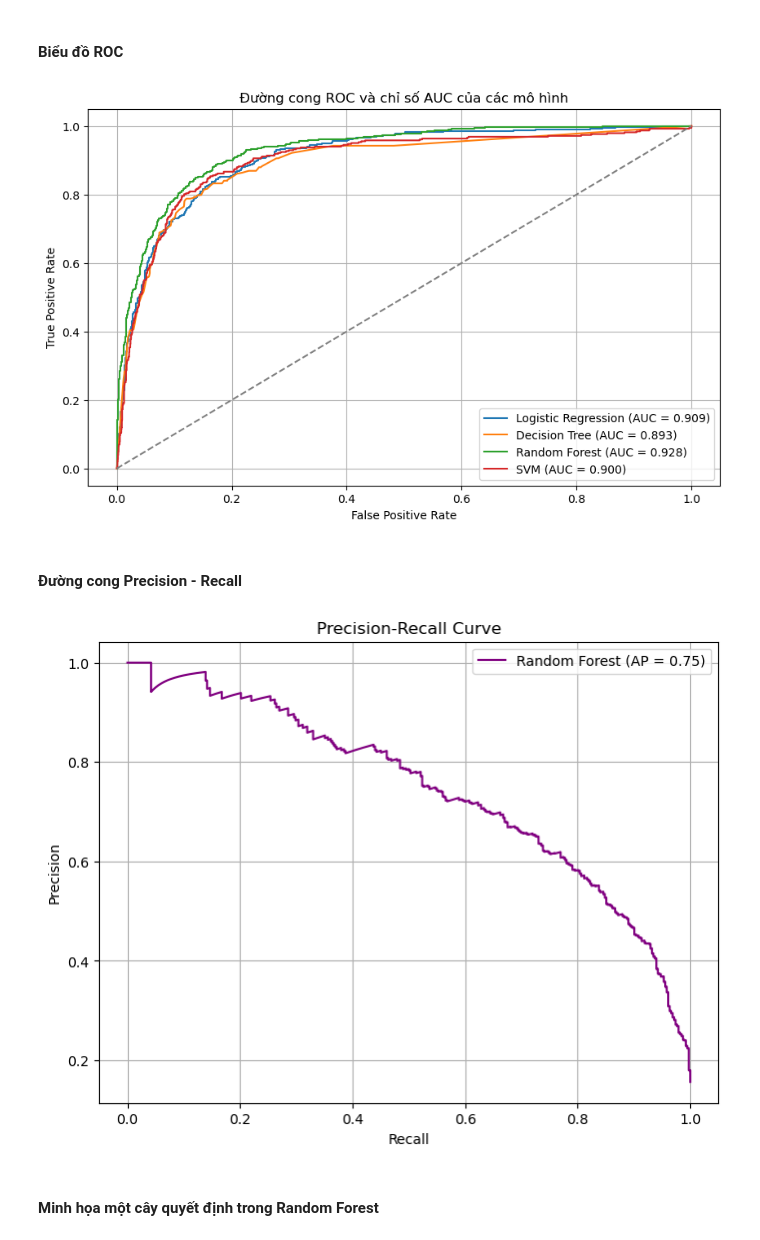
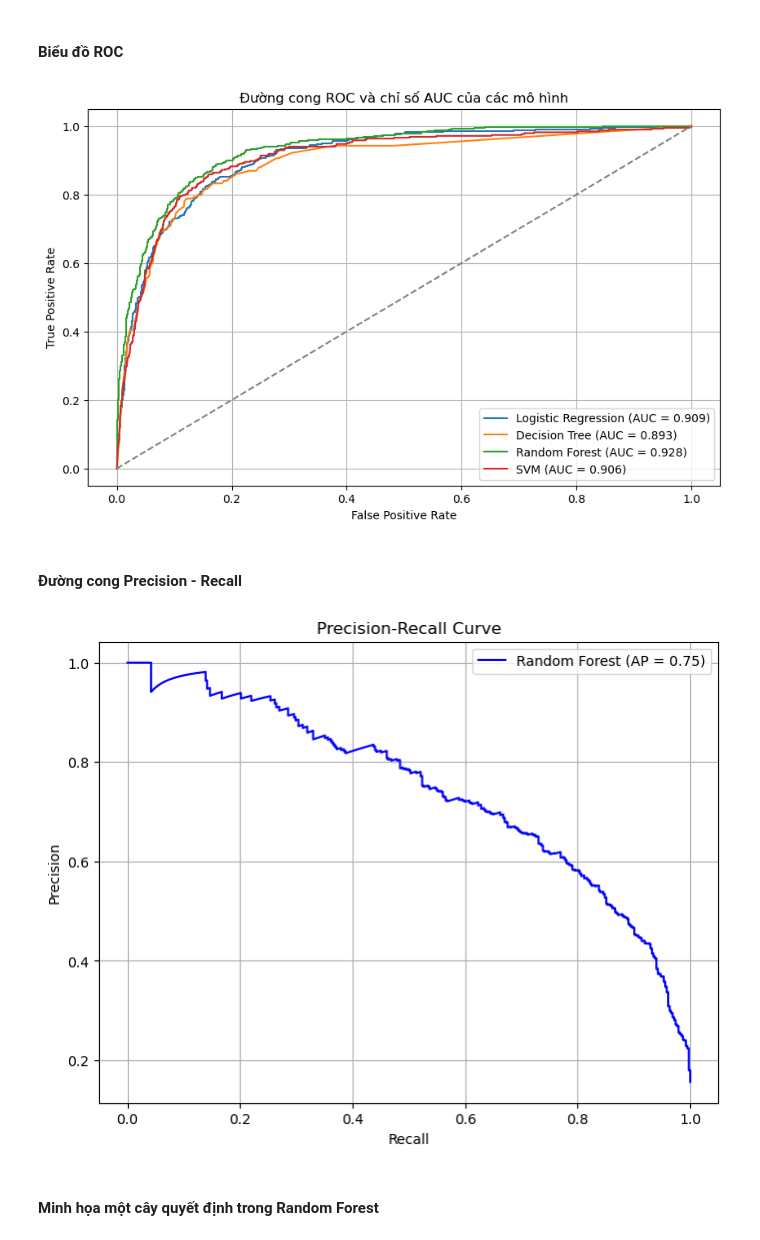
Before and after one commit to phnguyen-hub/11224830_Pham-Hanh-Nguyen, a Jupyter notebook: 11224830_Pham Hanh Nguyen.ipynb, the cells around one changed output. Drawn from its saved outputs; the diff is of its cells as text; code cells hidden in the pictures.

```diff
--- a/11224830_Pham Hanh Nguyen.ipynb
+++ b/11224830_Pham Hanh Nguyen.ipynb
@@ -571,7 +567,7 @@ rf_params = {
 # --- MÔ HÌNH 4: SUPPORT VECTOR MACHINE (SVM) ---
 svm_params = {
     'model': [SVC(random_state=42, probability=True)], # probability=True để tính được ROC_AUC
-    'model__C': [0.1, 1, 10],           # Quan trọng nhất: Cân bằng giữa biên rộng và phân loại đúng
+    'model__C': [0.1, 1, 10, 100],           # Quan trọng nhất: Cân bằng giữa biên rộng và phân loại đúng
     'model__kernel': ['rbf'],                # Loại nhân (RBF: dùng cho phi tuyến)
     'model__gamma': ['scale', 'auto']        # Hệ số kernel cho RBF
 }
@@ -592,7 +588,7 @@ for params in search_spaces:
         estimator=pipe,
         param_grid=params,
         cv=cv,
-        scoring='accuracy', # Ưu tiên tối ưu
+        scoring='f1',       # Ưu tiên tối ưu
         n_jobs=-1,          # Chạy song song tất cả CPU
         verbose=1           # Hiện tiến trình
     )
@@ -614,7 +610,7 @@ for params in search_spaces:
 
     # In kết quả
     print(f"   ✅ Best Params: {grid.best_params_}")
-    print(f"   ✅ Best Accuracy Score: {grid.best_score_:.4f}")
+    print(f"   ✅ Best F1 Score: {grid.best_score_:.4f}")
 
     # --- IN THỜI GIAN RA MÀN HÌNH ---
     # Nếu chạy nhanh (< 60s) thì hiện giây, nếu lâu thì đổi sang phút
@@ -652,7 +648,7 @@ final_models = {
     'Logistic Regression': LogisticRegression(max_iter=2000, C=0.01, solver='liblinear', class_weight=None, random_state=42),
     'Decision Tree': DecisionTreeClassifier(max_depth=10, min_samples_leaf=10, criterion='gini', random_state=42),
     'Random Forest': RandomForestClassifier(n_estimators=200, min_samples_leaf=1, max_depth=20, criterion='entropy', random_state=42),
-    'SVM': SVC(C=10, kernel='rbf', gamma='scale', probability=True, random_state=42)
+    'SVM': SVC(C=100, kernel='rbf', gamma='scale', probability=True, random_state=42)
 }
 
 # 2. Định nghĩa các thước đo
@@ -695,8 +691,14 @@ print("\n✅ HOÀN TẤT! Bảng so sánh kết quả:")
 final_table = results_df.set_index('Model')
 
 # Hiển thị các cột điểm trung bình (bỏ qua cột std cho gọn mắt lúc in)
-display_cols = ['accuracy', 'precision', 'recall', 'f1', 'roc_auc']
-print(final_table[display_cols])
+display_cols = []
+for metric in scoring:
+    display_cols.append(metric)          # Cột trung bình
+    display_cols.append(f'{metric}_std') # Cột độ lệch chuẩn tương ứng
+
+# In ra bảng với các cột đã sắp xếp
+# Dùng round(4) để làm tròn số cho gọn
+print(final_table[display_cols].round(4))
 # %% [output]
 Đang đánh giá các mô hình...
 
@@ -759,7 +768,6 @@ KẾT QUẢ ĐÁNH GIÁ TRÊN TẬP TEST:
 # %% [markdown]
 #### Confusion Matrix
 # %%
-from sklearn.metrics import ConfusionMatrixDisplay
 # 1. Thiết lập khung hình vẽ (Lưới 2x2 cho 4 mô hình)
 fig, axes = plt.subplots(nrows=2, ncols=2, figsize=(14, 12))
 axes = axes.flatten() # Làm phẳng để dễ lặp
@@ -767,7 +775,12 @@ axes = axes.flatten() # Làm phẳng để dễ lặp
 print("Đang vẽ Confusion Matrix trên tập Test...")
 
 for i, (name, clf) in enumerate(final_models.items()):
-    # Xây dựng lại Pipeline (QUAN TRỌNG: Tạo mới mỗi vòng lặp)
+    model_fresh = clone(model)
+    over_fresh = clone(over)
+    under_fresh = clone(under)
+    preprocessor_fresh = clone(preprocessor)
+
+    # Xây dựng lại Pipeline (Tạo mới mỗi vòng lặp)
     pipe = Pipeline(steps=[
         ('preprocessor', preprocessor),
         ('oversample', over),
@@ -847,35 +860,39 @@ plt.legend(loc='lower right')
 plt.grid(True)
 plt.show()
 # %% [output]
-[figure, old version]
+[figure, new version]
 # %% [markdown]
 #### Đường cong Precision - Recall
 # %%
+over_fresh = clone(over)
+under_fresh = clone(under)
+preprocessor_fresh = clone(preprocessor)
+
 full_pipeline_rf = Pipeline(steps=[
     ('preprocessor', preprocessor),
     ('oversample', over),
     ('undersample', under),
     ('model', RandomForestClassifier(n_estimators=200, min_samples_leaf=1, max_depth=20, criterion='entropy', random_state=42))
 ])
 full_pipeline_rf.fit(X_train, y_train)
 
-y_prob = pipe.predict_proba(X_test)[:, 1]
+y_prob = full_pipeline_rf.predict_proba(X_test)[:, 1]
 
 # Tính toán
 precision, recall, thresholds = precision_recall_curve(y_test, y_prob)
 avg_precision = average_precision_score(y_test, y_prob)
 
 # Vẽ biểu đồ
 plt.figure(figsize=(8, 6))
-plt.plot(recall, precision, label=f'Random Forest (AP = {avg_precision:.2f})', color='purple')
+plt.plot(recall, precision, label=f'Random Forest (AP = {avg_precision:.2f})', color='blue')
 plt.xlabel('Recall')
 plt.ylabel('Precision')
 plt.title('Precision-Recall Curve')
 plt.legend()
 plt.grid(True)
 plt.show()
 # %% [output]
-[figure, old version]
+[figure, new version]
 # %% [markdown]
 #### Minh họa một cây quyết định trong Random Forest
 # %%
```
Also changed, not shown: parts of 8 cells of this notebook.
